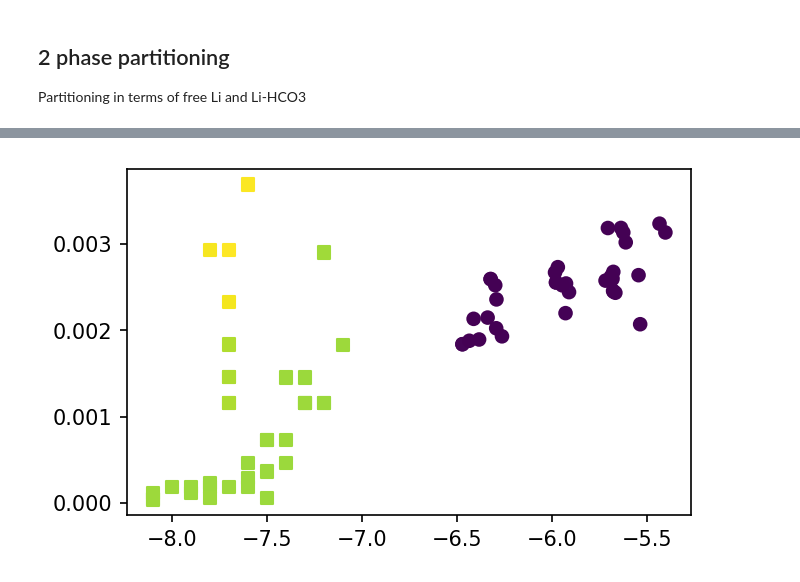
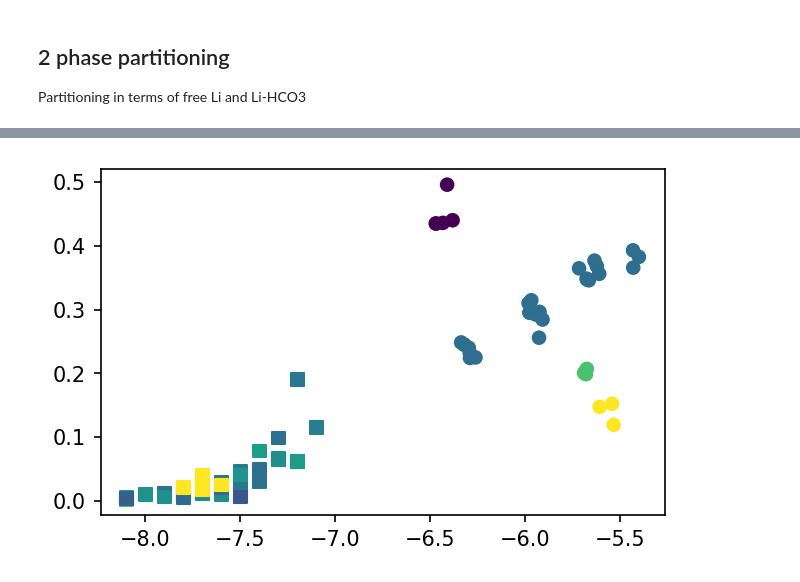
Before and after one commit to oscarbranson/supplementary, a Jupyter notebook: supplements/inorg_Li/03_Analysis.ipynb, the cells around one changed output, grey strips where cells are left out. Cells and saved outputs as stored; diff of their text form; code cells hidden in the pictures.

```diff
--- a/supplements/inorg_Li/03_Analysis.ipynb
+++ b/supplements/inorg_Li/03_Analysis.ipynb
@@ -63,6 +63,12 @@ CO3 = 10**la_CO3
 la_LiOH = np.concatenate([df[database, 'la_LiOH'].values, fug[database, 'la_LiOH'].values])
 LiOH = 10**la_LiOH
 
+la_NaHCO3 = np.concatenate([df['llnl', 'la_NaHCO3'].values, fug['llnl', 'la_NaHCO3'].values])
+NaHCO3 = 10**la_NaHCO3
+
+la_LiHCO3 = np.concatenate([df['llnl_LiHCO3', 'la_LiHCO3'].values, fug['llnl_LiHCO3', 'la_LiHCO3'].values])
+LiHCO3 = 10**la_LiHCO3
+
 la_Li = np.concatenate([df[database, 'la_Li+'].values, fug[database, 'la_Li+'].values])
 m_Li = np.concatenate([df[database, 'm_Li+(mol/kgw)'].values, fug[database, 'm_Li+(mol/kgw)'].values])
 
@@ -85,8 +91,8 @@ solid_LiCa_err = err(usolid_LiCa)
 e7Li = np.concatenate([nom(df.Li_isotopes_vs_fluid.epsilon_og), nom(fug.solid.epsilon_7Li)])
 e7Li_err = np.concatenate([err(df.Li_isotopes_vs_fluid.epsilon_og), fug.solid.epsilon_7Li_2std / 2])
 
-e7Li_err = e7Li_err[~np.isnan(e7Li)]
-e7Li = e7Li[~np.isnan(e7Li)]
+# e7Li_err = e7Li_err[~np.isnan(e7Li)]
+# e7Li = e7Li[~np.isnan(e7Li)]
 # %%
 plt.scatter(np.log10(Rp), sol_LiCa, c=OH)
 # %% [output]
@@ -403,24 +435,27 @@ Partitioning in terms of free Li and Li-HCO3
 # %%
 #
 
-DLiHCO3 = solid_LiCa / ((10**la_Li * 10**la_HCO3) / (sol_Ca * HCO3))
+# DLiHCO3 = solid_LiCa / ((10**la_Li * 10**la_HCO3) / sol_Ca)
+DLiHCO3 = solid_LiCa / (10**la_LiHCO3 / sol_Ca)
 
-cvar = mu
+# cvar = mu
+cvar = DIC
 vmin = cvar.min()
 vmax = cvar.max()
+vmax = 4000e-6
 
 fm  = {
-    'This Study': 1,
-    'Fuger2019': 1
+    'This Study': 0.5,
+    'Fuger2019': 0.2
 }  # impact of ionic strength?
 
 for s in np.unique(study):
     ind = study == s
-    plt.scatter(np.log10(Rp)[ind], DLi[ind] + fm[s] * DLiHCO3[ind], marker=mdict[s], c=cvar[ind], vmin=vmin, vmax=vmax)
+    plt.scatter(np.log10(Rp)[ind], (1 - fm[s]) * DLi[ind] + fm[s] * DLiHCO3[ind], marker=mdict[s], c=cvar[ind], vmin=vmin, vmax=vmax)
 
 
 # fit as two separate SKM models - one for free Li, one for Li-HCO3 ion pairs.
 # shared Rb; possibly different parameters for different ionic strengths?
 # transformation on surface? (e.g. Li-HCO3 -> Li+)
 # %% [output]
-[figure, old version]
+[figure, new version]
```
Also changed, not shown: parts of 8 cells of this notebook.
